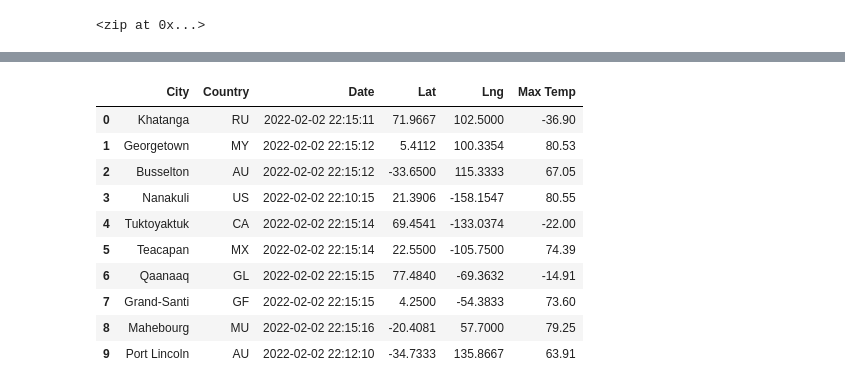
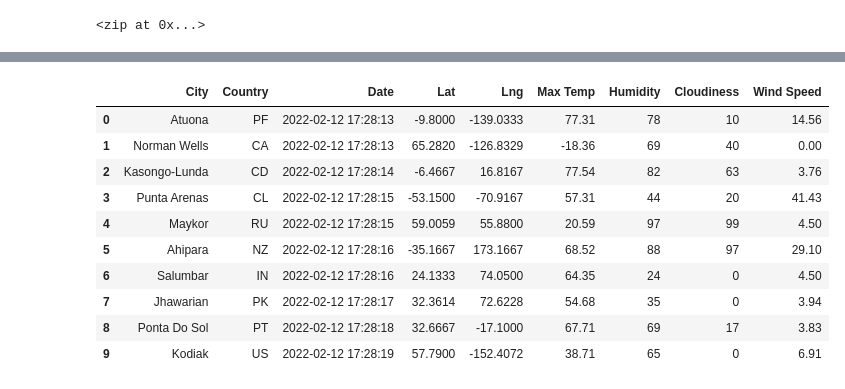
Before and after one commit to haldud/world-weather-analysis, a Jupyter notebook: WeatherPy.ipynb, the cells around one changed output, grey strips where cells are left out. Cells and saved outputs as stored; diff of their text form; code cells hidden in the pictures.

```diff
--- a/WeatherPy.ipynb
+++ b/WeatherPy.ipynb
@@ -143,19 +143,19 @@ city_data_df.head(10)
 # %%
-new_column_order = ["City", "Country", "Date", "Lat", "Lng", "Max Temp"]
+new_column_order = ["City", "Country", "Date", "Lat", "Lng", "Max Temp", "Humidity", "Cloudiness", "Wind Speed"]
 city_data_df = city_data_df[new_column_order]
 city_data_df.head(10)
 # %% [output]
-|  | City | Country | Date | Lat | Lng | Max Temp |
-| 0 | Khatanga | RU | 2022-02-02 22:15:11 | 71.9667 | 102.5000 | -36.90 |
-| 1 | Georgetown | MY | 2022-02-02 22:15:12 | 5.4112 | 100.3354 | 80.53 |
-| 2 | Busselton | AU | 2022-02-02 22:15:12 | -33.6500 | 115.3333 | 67.05 |
-| 3 | Nanakuli | US | 2022-02-02 22:10:15 | 21.3906 | -158.1547 | 80.55 |
-| 4 | Tuktoyaktuk | CA | 2022-02-02 22:15:14 | 69.4541 | -133.0374 | -22.00 |
-| 5 | Teacapan | MX | 2022-02-02 22:15:14 | 22.5500 | -105.7500 | 74.39 |
-| 6 | Qaanaaq | GL | 2022-02-02 22:15:15 | 77.4840 | -69.3632 | -14.91 |
-| 7 | Grand-Santi | GF | 2022-02-02 22:15:15 | 4.2500 | -54.3833 | 73.60 |
-| 8 | Mahebourg | MU | 2022-02-02 22:15:16 | -20.4081 | 57.7000 | 79.25 |
-| 9 | Port Lincoln | AU | 2022-02-02 22:12:10 | -34.7333 | 135.8667 | 63.91 |
+|  | City | Country | Date | Lat | Lng | Max Temp | Humidity | Cloudiness | Wind Speed |
+| 0 | Atuona | PF | 2022-02-12 17:28:13 | -9.8000 | -139.0333 | 77.31 | 78 | 10 | 14.56 |
+| 1 | Norman Wells | CA | 2022-02-12 17:28:13 | 65.2820 | -126.8329 | -18.36 | 69 | 40 | 0.00 |
+| 2 | Kasongo-Lunda | CD | 2022-02-12 17:28:14 | -6.4667 | 16.8167 | 77.54 | 82 | 63 | 3.76 |
+| 3 | Punta Arenas | CL | 2022-02-12 17:28:15 | -53.1500 | -70.9167 | 57.31 | 44 | 20 | 41.43 |
+| 4 | Maykor | RU | 2022-02-12 17:28:15 | 59.0059 | 55.8800 | 20.59 | 97 | 99 | 4.50 |
+| 5 | Ahipara | NZ | 2022-02-12 17:28:16 | -35.1667 | 173.1667 | 68.52 | 88 | 97 | 29.10 |
+| 6 | Salumbar | IN | 2022-02-12 17:28:16 | 24.1333 | 74.0500 | 64.35 | 24 | 0 | 4.50 |
+| 7 | Jhawarian | PK | 2022-02-12 17:28:17 | 32.3614 | 72.6228 | 54.68 | 35 | 0 | 3.94 |
+| 8 | Ponta Do Sol | PT | 2022-02-12 17:28:18 | 32.6667 | -17.1000 | 67.71 | 69 | 17 | 3.83 |
+| 9 | Kodiak | US | 2022-02-12 17:28:19 | 57.7900 | -152.4072 | 38.71 | 65 | 0 | 6.91 |
 # %%
 # Create the output file (CSV).
 output_data_file = "weather_data/cities.csv"
```
Also changed, not shown: parts of 8 cells of this notebook.
